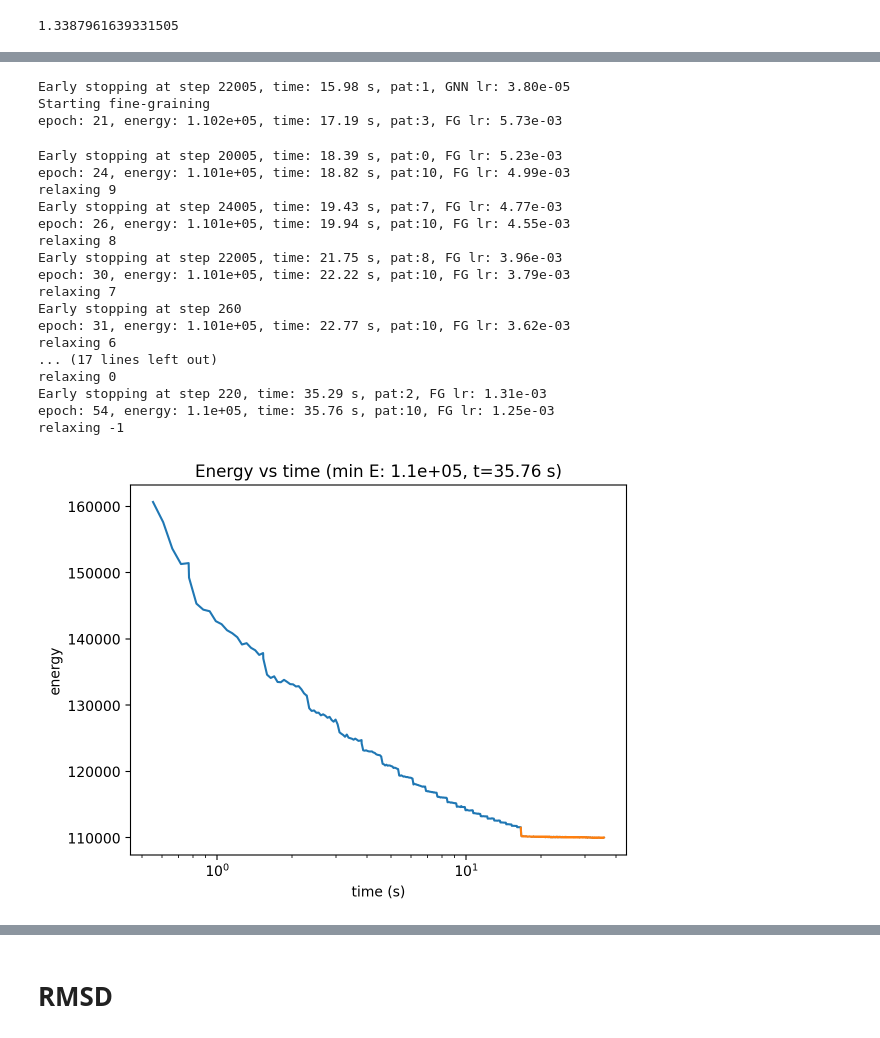
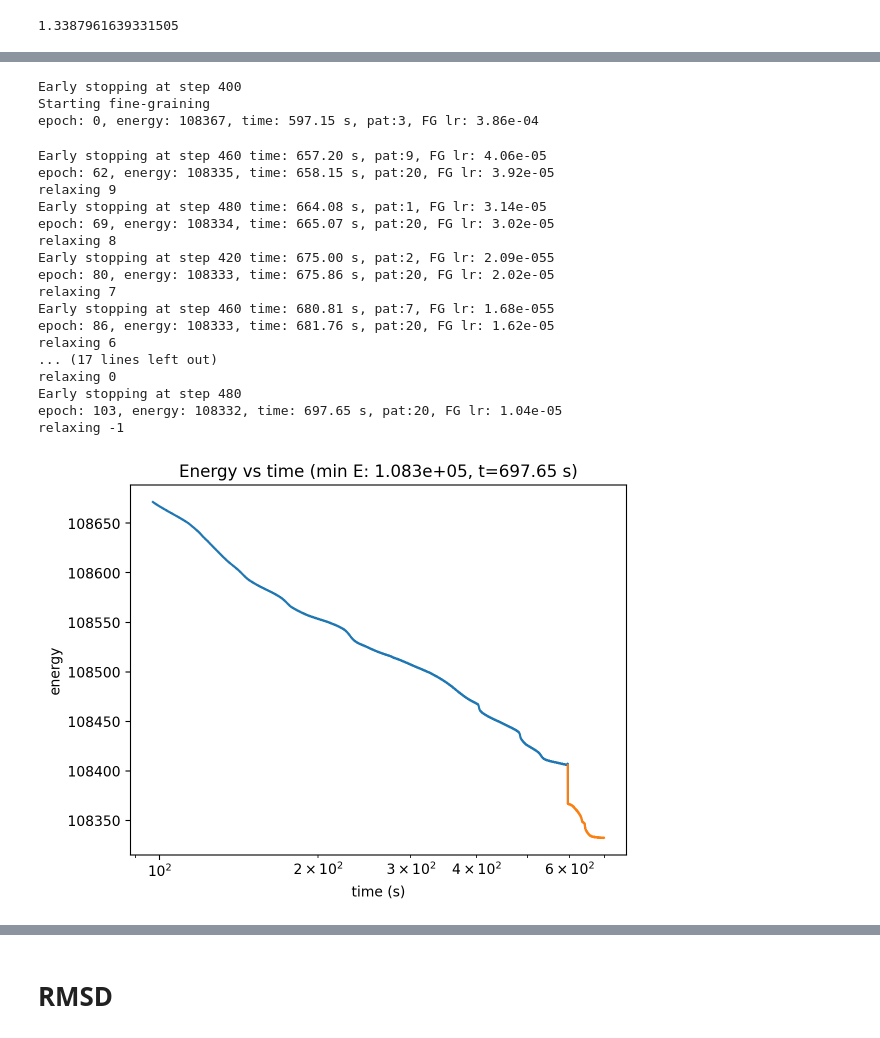
Before and after one commit to nimadehmamy/coarse_graining_reparam, a Jupyter notebook: experiments/Protein-folding.ipynb, the cells around one changed output, grey strips where cells are left out. Cells and saved outputs as stored; diff of their text form; code cells hidden in the pictures.

```diff
--- a/experiments/Protein-folding.ipynb
+++ b/experiments/Protein-folding.ipynb
@@ -338,14 +372,15 @@ h = 300
 A = prot.adjacency_matrix.to(DEVICE)
 n = len(A)
 d = 3
-init_scaling = 3 #1.5
+init_scaling = 6 #1.5
 gnn_reparam = GNNReparam([h, h//1, h//1, d], A=A,
                         bias=True, activation=torch.nn.Tanh(), output_init_sigma= init_scaling*init_radius,
                         device=DEVICE, residual=True)
 print(f"std after rescaling {gnn_reparam().std().item():.3g}")
 
 gnn_minimizer = GNNMinimizer(energy, initial_pos, gnn_reparam, optimizer_type='Adam',
-    lr=4e-3, lr_gnn=1e-4,
+    lr=4e-4, lr_gnn=1e-4,
+    # lr=4e-3, lr_gnn=1e-4,
     # lr=1e-3, lr_gnn=1e-3,
     # lr=2*LR, lr_gnn=4e-3,
     clamp_grads=1e-2, log_step=20, log_pos_step=0,
@@ -366,6 +401,6 @@ Using Adam optimizer
 # %%
-N = 50
-drop_rate = 10
+N = 100
+drop_rate = 40 #10
 annealer_gnn = AnnealingLR(gnn_minimizer.optimizer_gnn,
                     lr_max=gnn_minimizer.lr_gnn,
                     lr_min=gnn_minimizer.lr_gnn/drop_rate,
@@ -375,3 +410,5 @@ annealer_fg = AnnealingLR(gnn_minimizer.optimizer_fg,
                     lr_max=gnn_minimizer.lr,
                     lr_min=gnn_minimizer.lr/drop_rate,
                     epochs=N)
+# %%
+gnn_minimizer.min_delta *= 10
@@ -378,11 +417,11 @@ annealer_fg = AnnealingLR(gnn_minimizer.optimizer_fg,
 # %%
 relax_counter = 10
 for epoch in range(2*N):
-    h = gnn_minimizer.train(300)
+    h = gnn_minimizer.train(500)
     # also print the current lr
 
     c = gnn_minimizer.early_stop.patience_counter
-    print(f'epoch: {epoch}, energy: {h["energy"][-1]:.4g}, time: {np.sum(h["time"]):.2f} s, pat:{c},',end=' ')
+    print(f'epoch: {epoch}, energy: {h["energy"][-1]:.6g}, time: {np.sum(h["time"]):.2f} s, pat:{c},',end=' ')
 
     if not gnn_minimizer.fine_grained:
         annealer_gnn.step()
@@ -397,39 +436,39 @@ for epoch in range(2*N):
         if relax_counter < 0 :
             break
 # %% [output]
-Early stopping at step 22005, time: 15.98 s, pat:1, GNN lr: 3.80e-05
+Early stopping at step 400
 Starting fine-graining
-epoch: 21, energy: 1.102e+05, time: 17.19 s, pat:3, FG lr: 5.73e-03
+epoch: 0, energy: 108367, time: 597.15 s, pat:3, FG lr: 3.86e-04
-Early stopping at step 20005, time: 18.39 s, pat:0, FG lr: 5.23e-03
-epoch: 24, energy: 1.101e+05, time: 18.82 s, pat:10, FG lr: 4.99e-03
+Early stopping at step 460 time: 657.20 s, pat:9, FG lr: 4.06e-05
+epoch: 62, energy: 108335, time: 658.15 s, pat:20, FG lr: 3.92e-05
 relaxing 9
-Early stopping at step 24005, time: 19.43 s, pat:7, FG lr: 4.77e-03
-epoch: 26, energy: 1.101e+05, time: 19.94 s, pat:10, FG lr: 4.55e-03
+Early stopping at step 480 time: 664.08 s, pat:1, FG lr: 3.14e-05
+epoch: 69, energy: 108334, time: 665.07 s, pat:20, FG lr: 3.02e-05
 relaxing 8
-Early stopping at step 22005, time: 21.75 s, pat:8, FG lr: 3.96e-03
-epoch: 30, energy: 1.101e+05, time: 22.22 s, pat:10, FG lr: 3.79e-03
+Early stopping at step 420 time: 675.00 s, pat:2, FG lr: 2.09e-055
+epoch: 80, energy: 108333, time: 675.86 s, pat:20, FG lr: 2.02e-05
 relaxing 7
-Early stopping at step 260
-epoch: 31, energy: 1.101e+05, time: 22.77 s, pat:10, FG lr: 3.62e-03
+Early stopping at step 460 time: 680.81 s, pat:7, FG lr: 1.68e-055
+epoch: 86, energy: 108333, time: 681.76 s, pat:20, FG lr: 1.62e-05
 relaxing 6
 ... (17 lines left out)
 relaxing 0
-Early stopping at step 220, time: 35.29 s, pat:2, FG lr: 1.31e-03
-epoch: 54, energy: 1.1e+05, time: 35.76 s, pat:10, FG lr: 1.25e-03
+Early stopping at step 480
+epoch: 103, energy: 108332, time: 697.65 s, pat:20, FG lr: 1.04e-05
 relaxing -1
 # %%
 # gnn_minimizer.start_fine_graining()
 # %%
-gnn_minimizer.plot_history(start=10)
+gnn_minimizer.plot_history(start=2000)
 try:
-    gnn_minimizer.plot_history(start=gnn_minimizer.gnn_steps)
+    gnn_minimizer.plot_history(start=gnn_minimizer.gnn_steps+0)
 except:
     pass
 h = gnn_minimizer.history
 plt.title(f'Energy vs time (min E: {min(h["energy"]):.4g}, t={np.sum(h["time"]):.2f} s)')
 plt.yscale('linear')
 # %% [output]
-[figure, old version]
+[figure, new version]
 # %%
 xf = gnn_minimizer.get_x()
 xf.std(dim=0)
```
Also changed, not shown: parts of 69 cells of this notebook, 19 other files.
